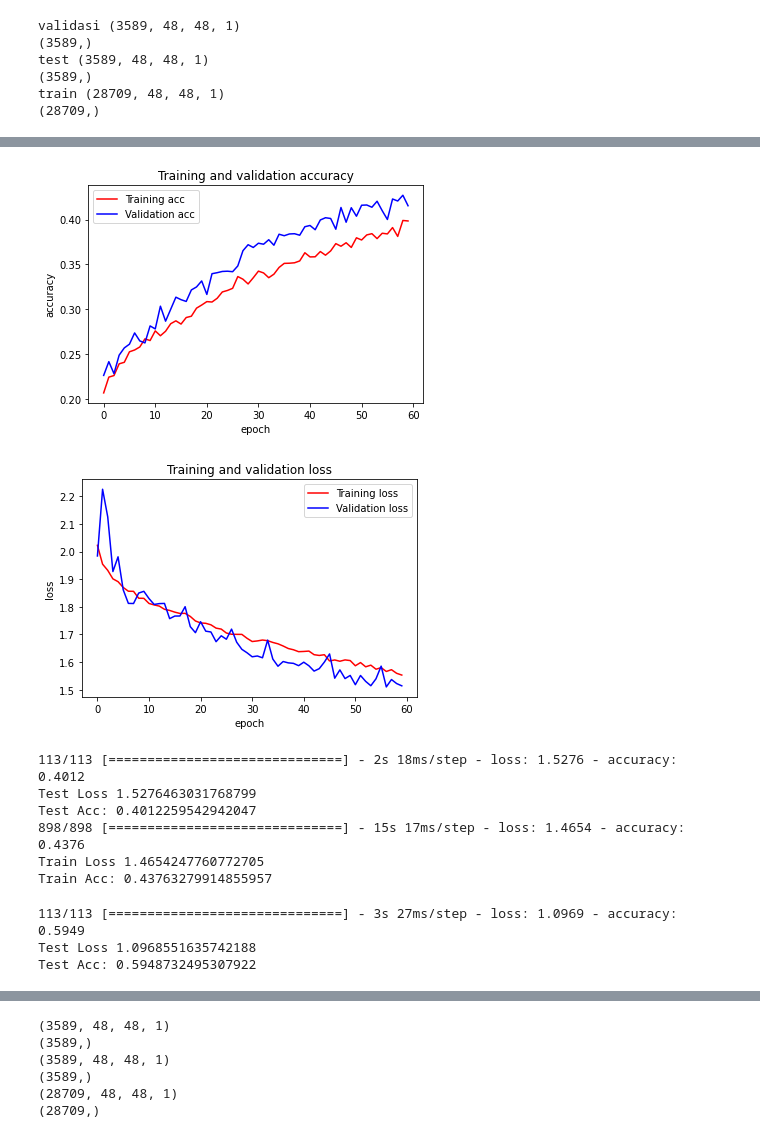
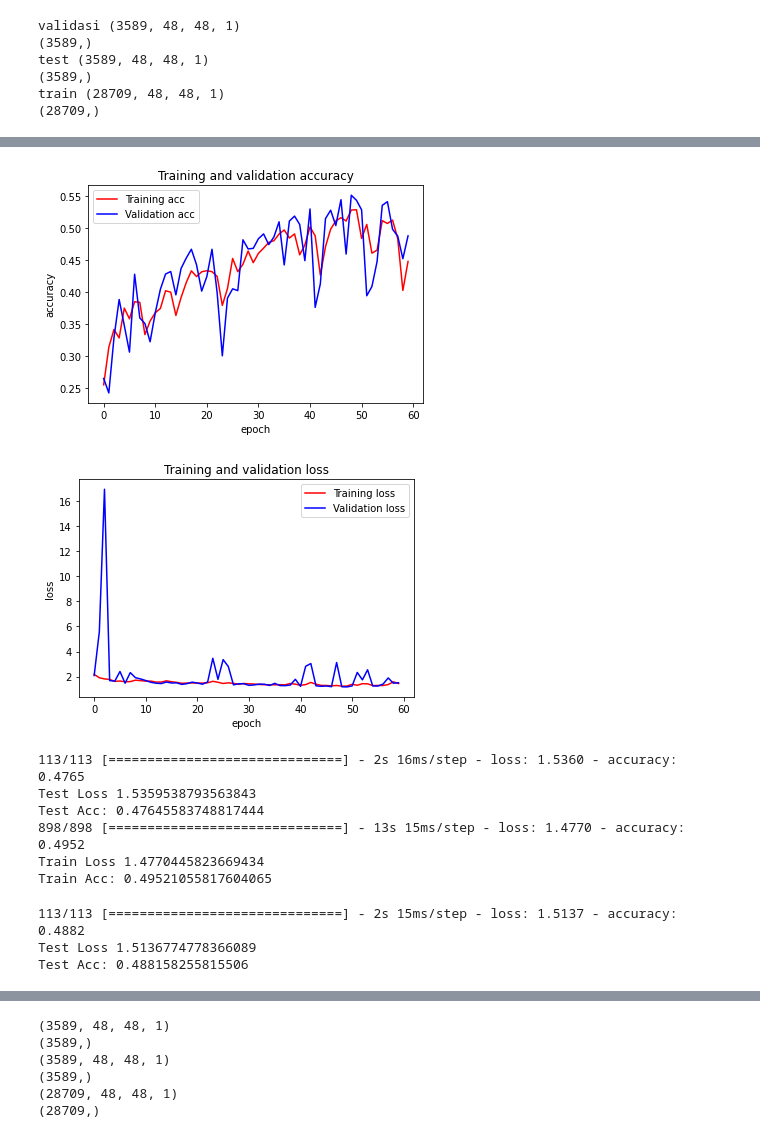
Before and after one commit to senapahlevi/FER2013_Resnet50_WeightNone, a Jupyter notebook: fix/FER2013_Resnet50_weightnone_fixTrainTestVal.ipynb, the cells around one changed output, grey strips where cells are left out. Saved outputs shown, nothing was run; the diff lists cells and outputs as text; code cells hidden in the pictures.

Commit message:
Adam_LR=0.0005_BS:64_epochs60_resnet50edit_Aug:rr,sr,ws,hs,zr,hf

```diff
--- a/fix/FER2013_Resnet50_weightnone_fixTrainTestVal.ipynb
+++ b/fix/FER2013_Resnet50_weightnone_fixTrainTestVal.ipynb
@@ -228,5 +228,5 @@ def convolutional_block(X, f, filters, stage, block, s = 2):
 # %%
-def ResNet50ori(input_shape = (48, 48, 1), classes = 7):
+"""def ResNet50ori(input_shape = (48, 48, 1), classes = 7):
     """
     Implementation of the popular ResNet50 the following architecture:
     CONV2D -> BATCHNORM -> RELU -> MAXPOOL -> CONVBLOCK -> IDBLOCK*2 -> CONVBLOCK -> IDBLOCK*3
@@ -288,7 +288,7 @@ def ResNet50ori(input_shape = (48, 48, 1), classes = 7):
     # Create model
     model = Model(inputs = X_input, outputs = X, name='ResNet50ori')
 
-    return model
+    return model"""
 # %%
 import cv2
 import pandas as pd
@@ -423,7 +423,7 @@ num_classes = 7
 
 from keras.optimizers import Adam, SGD
 model = ResNet50ori(input_shape = (48, 48, 1), classes = 7)
-optimizer = SGD(learning_rate=0.001)
+optimizer = Adam(learning_rate=0.0005)
 model.compile(optimizer= optimizer, loss='sparse_categorical_crossentropy', metrics=['accuracy'])
 # %%
 #kita mau save model callbacks
@@ -497,31 +497,31 @@ Epoch 60/60
 # %%
 import matplotlib.pyplot as plt
 
-model.save('/content/drive/MyDrive/FER2013KaggleOri/fer2013/Resnet50Scracth/scratchcheckpoint/Fix_Model_resnet50oriSGD1st.h5')
+model.save('/content/drive/MyDrive/FER2013KaggleOri/fer2013/Resnet50Scracth/scratchcheckpoint/Fix_Model_resnet50SGD5st.h5')
 
 #gffhgffkjkjdskjjkjkjkjhjhnnn
 accuracy = history.history['accuracy']
 val_accuracy = history.history['val_accuracy']
 loss = history.history['loss']
 val_loss = history.history['val_loss']
 num_epochs = range(len(accuracy))
 plt.plot(num_epochs, accuracy, 'r', label='Training acc')
 plt.plot(num_epochs, val_accuracy, 'b', label='Validation acc')
 plt.title('Training and validation accuracy')
 plt.ylabel('accuracy')
 plt.xlabel('epoch')
 plt.legend()
 plt.figure()
 plt.plot(num_epochs, loss, 'r', label='Training loss')
 plt.plot(num_epochs, val_loss, 'b', label='Validation loss')
 plt.title('Training and validation loss')
 plt.ylabel('loss')
 plt.xlabel('epoch')
 plt.legend()
 plt.show()
 # %% [output]
-[figure, old version]
+[figure, new version]
-[figure, old version]
+[figure, new version]
 # %%
 testloss = model.evaluate(xtest, ytest)
 print("Test Loss " + str(testloss[0]))
@@ -530,19 +530,19 @@ trainloss = model.evaluate(xtrain, ytrain)
 print("Train Loss " + str(trainloss[0]))
 print("Train Acc: " + str(trainloss[1]))
 # %% [output]
-113/113 [==============================] - 2s 18ms/step - loss: 1.5276 - accuracy: 0.4012
-Test Loss 1.5276463031768799
-Test Acc: 0.4012259542942047
-898/898 [==============================] - 15s 17ms/step - loss: 1.4654 - accuracy: 0.4376
-Train Loss 1.4654247760772705
-Train Acc: 0.43763279914855957
+113/113 [==============================] - 2s 16ms/step - loss: 1.5360 - accuracy: 0.4765
+Test Loss 1.5359538793563843
+Test Acc: 0.47645583748817444
+898/898 [==============================] - 13s 15ms/step - loss: 1.4770 - accuracy: 0.4952
+Train Loss 1.4770445823669434
+Train Acc: 0.49521055817604065
 # %%
 testlosz = model.evaluate(x_val, y_val)
 print("Test Loss " + str(testlosz[0]))
 print("Test Acc: " + str(testlosz[1]))
 # %% [output]
-113/113 [==============================] - 3s 27ms/step - loss: 1.0969 - accuracy: 0.5949
-Test Loss 1.0968551635742188
-Test Acc: 0.5948732495307922
+113/113 [==============================] - 2s 15ms/step - loss: 1.5137 - accuracy: 0.4882
+Test Loss 1.5136774778366089
+Test Acc: 0.488158255815506
 # %%
 from keras.models import load_model
```
Also changed, not shown: parts of 10 cells of this notebook.
